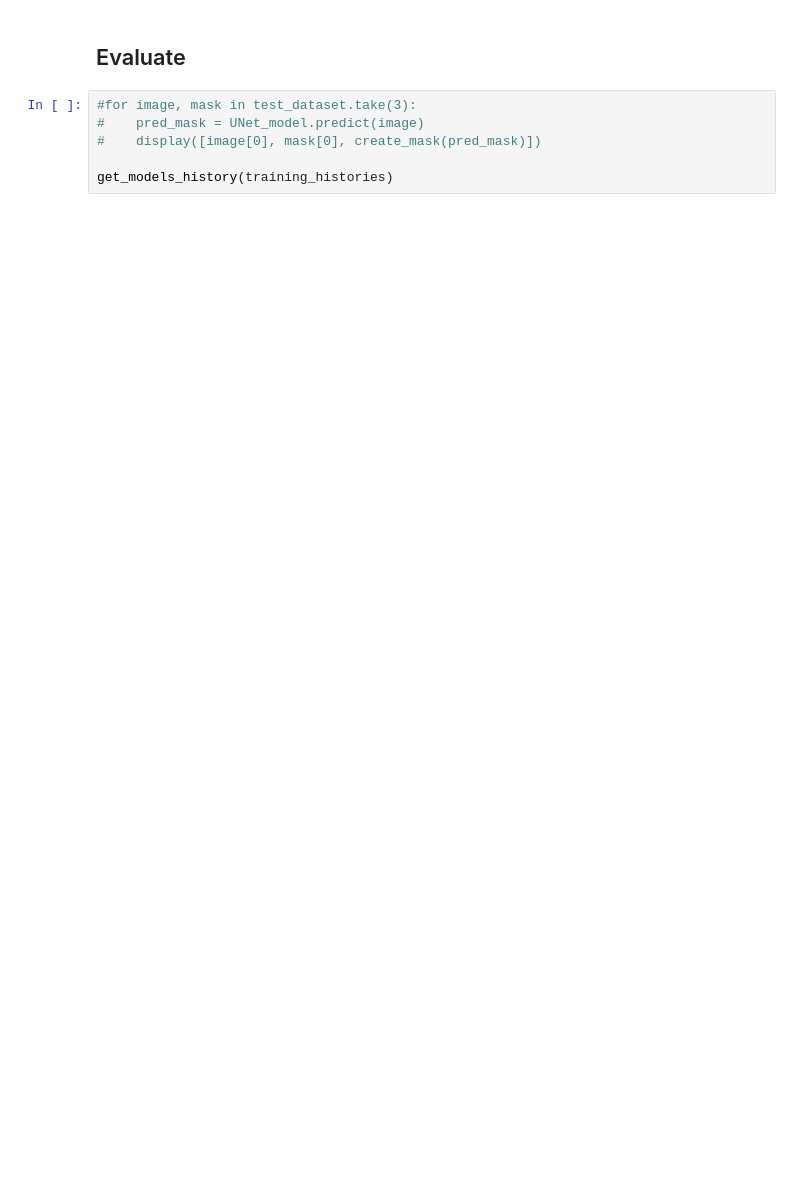
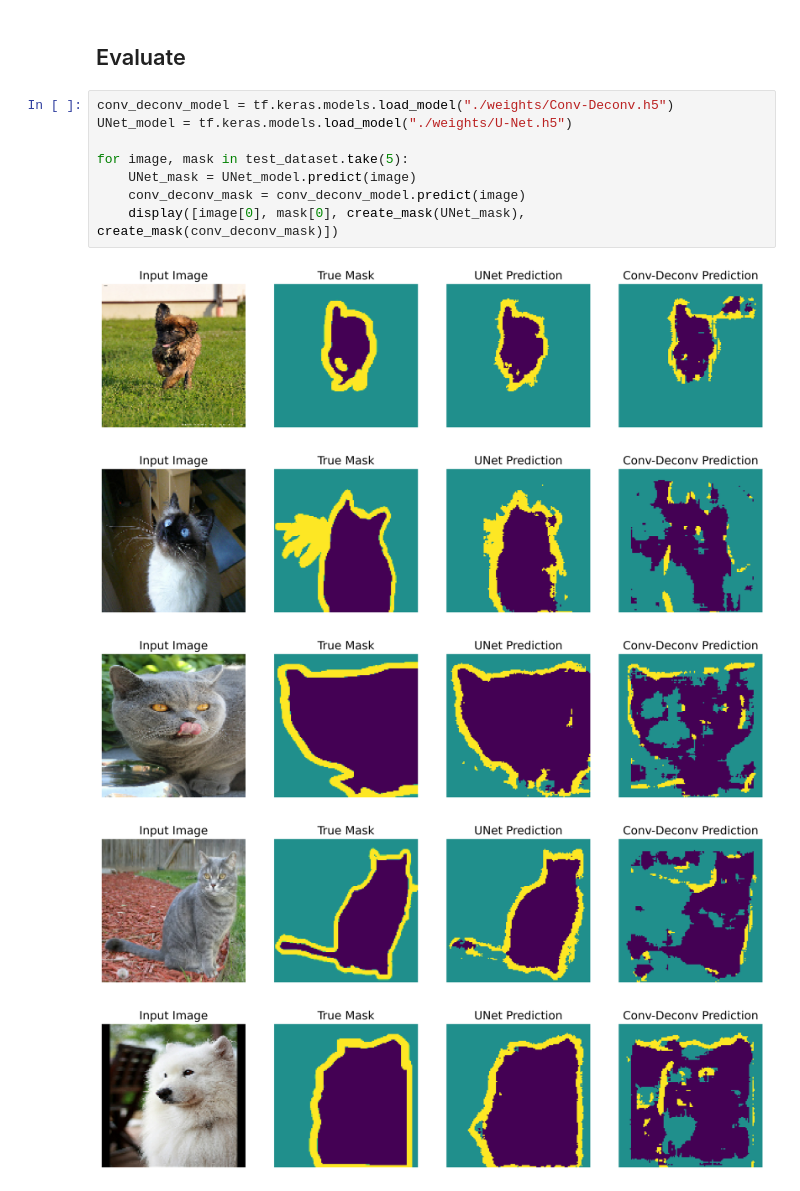
Before and after one commit to ArthurFDLR/pet-image-segmentation, a Jupyter notebook: pet-image-segmentation.ipynb, the cells around one changed output. Cells and saved outputs as stored; diff of their text form; blank space fills up the shorter version.

```diff
--- a/pet-image-segmentation.ipynb
+++ b/pet-image-segmentation.ipynb
@@ -312,8 +276,16 @@ training_histories['Custom U-Net'] = UNet_model.fit(train_dataset, epochs=EPOCHS
 # %% [markdown]
 ## Evaluate
 # %%
-#for image, mask in test_dataset.take(3):
-#    pred_mask = UNet_model.predict(image)
-#    display([image[0], mask[0], create_mask(pred_mask)])
+conv_deconv_model = tf.keras.models.load_model("./weights/Conv-Deconv.h5")
+UNet_model = tf.keras.models.load_model("./weights/U-Net.h5")
 
-get_models_history(training_histories)
+for image, mask in test_dataset.take(5):
+    UNet_mask = UNet_model.predict(image)
+    conv_deconv_mask = conv_deconv_model.predict(image)
+    display([image[0], mask[0], create_mask(UNet_mask), create_mask(conv_deconv_mask)])
+# %% [output]
+[figure, added]
+[figure, added]
+[figure, added]
+[figure, added]
+[figure, added]
```
Also changed, not shown: parts of 23 cells of this notebook, 7 other files.
